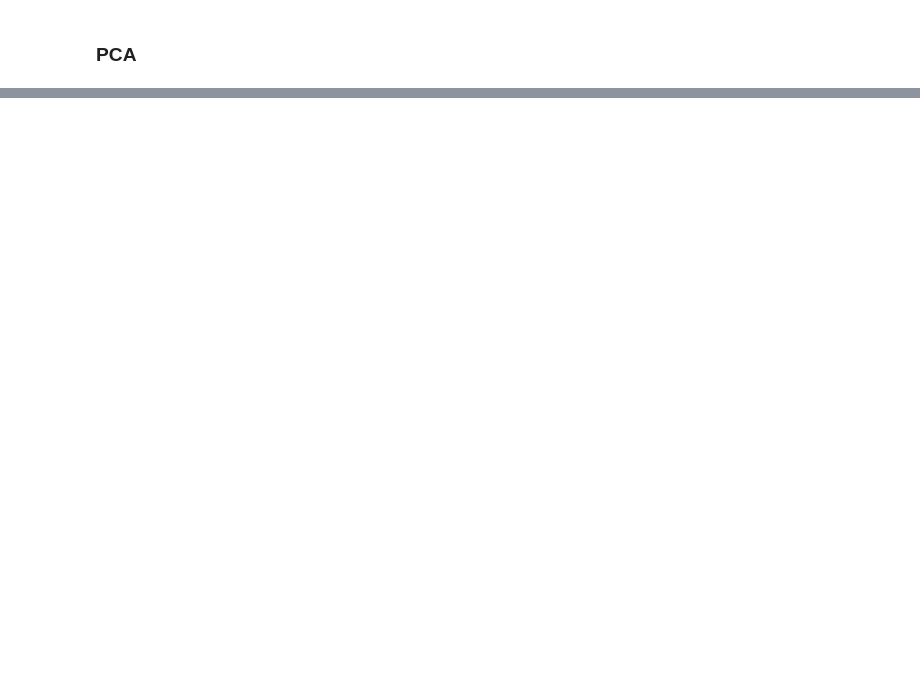
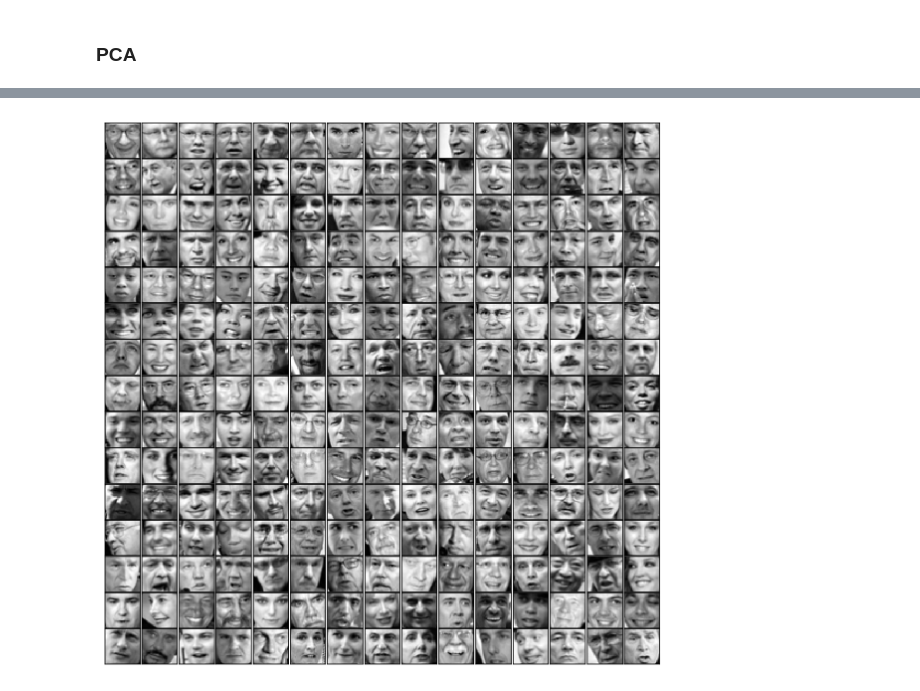
Before and after one commit to anirudh582/machine_learning, a Jupyter notebook: 7.k_means_clustering_and_pca.ipynb, the cells around one changed output, grey strips where cells are left out. Drawn from its saved outputs; the diff is of its cells as text; code cells hidden in the pictures; blank space fills up the shorter version.

```diff
--- a/7.k_means_clustering_and_pca.ipynb
+++ b/7.k_means_clustering_and_pca.ipynb
@@ -103,0 +133,15 @@ z=x.T*
+# %%
+def visualize_faces(x,n):
+    fig, axes = plt.subplots(nrows=n,ncols=n,figsize=(10,10))
+    plt.subplots_adjust(wspace=0.025,hspace=0.025)
+    for i, ax in enumerate(axes.flatten()):
+        img = np.reshape(x[i],(32,32))
+        img = img.T
+        ax.imshow(img,cmap='gray')
+        ax.get_xaxis().set_ticks([])
+        ax.get_yaxis().set_ticks([])
+# %%
+#visualize original images
+visualize_faces(x3,15)
+# %% [output]
+[figure, added]
```
Also changed, not shown: parts of 14 cells of this notebook, 2 other files.
